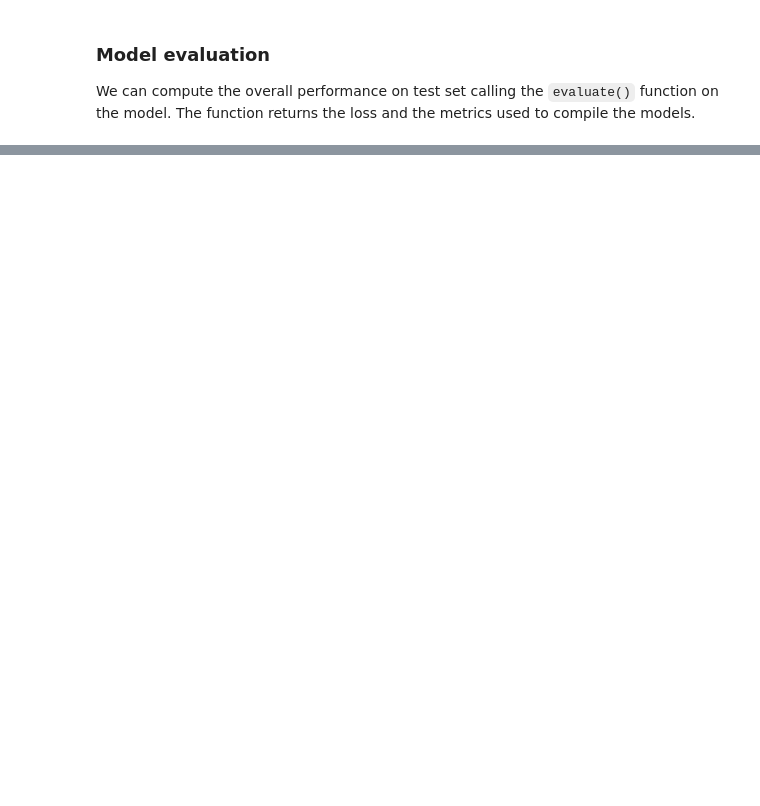
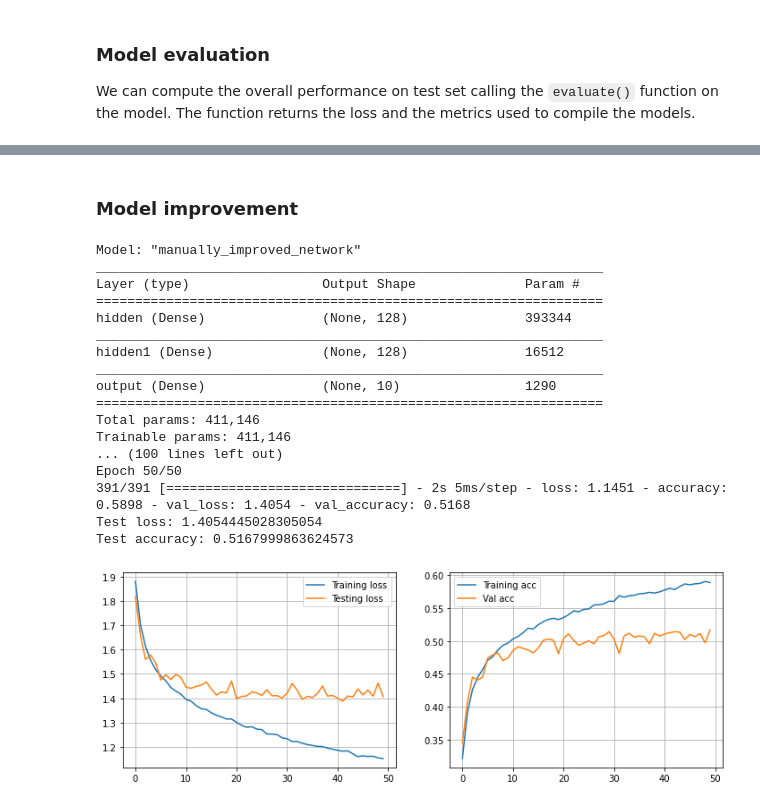
Before and after one commit to PatCH0816/TSM_DeLearn, a Jupyter notebook: exercises/exercise8/gr11_shallow_networks_cifar10.ipynb, the cells around one changed output, grey strips where cells are left out. Saved outputs shown, nothing was run; the diff lists cells and outputs as text; code cells hidden in the pictures; blank space fills up the shorter version.

Commit message:
Exercise 8.2: experiment on adding neurons and adding more fully connected layers

```diff
--- a/exercises/exercise8/gr11_shallow_networks_cifar10.ipynb
+++ b/exercises/exercise8/gr11_shallow_networks_cifar10.ipynb
@@ -387,0 +412,61 @@ Test accuracy: 0.4602999985218048
+# %% [markdown]
+### Model improvement
+# %%
+epochs = 50
+batches = 128
+D = X_train.shape[1]  # dimension of input sample - 32*32*3 CIFAR10
+
+model3 = Sequential(name='manually_improved_network')
+
+# two layers network
+H = 128
+model3.add(Dense(H, input_shape=(D,), activation='relu', name="hidden"))
+model3.add(Dense(H, activation='relu', name="hidden1"))
+model3.add(Dense(n_classes, input_shape=(D,), activation='softmax', name="output"))
+
+model3.summary()
+
+model3.compile(loss=tf.keras.losses.CategoricalCrossentropy(),
+             optimizer='adam',
+             metrics=['accuracy'])
+
+log3 = model3.fit(X_train,
+                Y_train,
+                batch_size=batches,
+                epochs=epochs,
+                validation_data=(X_test, Y_test))
+
+f = plt.figure(figsize=(12,4))
+ax1 = f.add_subplot(121)
+ax2 = f.add_subplot(122)
+ax1.plot(log3.history['loss'], label='Training loss')
+ax1.plot(log3.history['val_loss'], label='Testing loss')
+ax1.legend()
+ax1.grid()
+ax2.plot(log3.history['accuracy'], label='Training acc')
+ax2.plot(log3.history['val_accuracy'], label='Val acc')
+ax2.legend()
+ax2.grid()
+
+loss_test, metric_test = model3.evaluate(X_test, Y_test, verbose=0)
+print('Test loss:', loss_test)
+print('Test accuracy:', metric_test)
+# %% [output]
+Model: "manually_improved_network"
+_________________________________________________________________
+Layer (type)                 Output Shape              Param #
+=================================================================
+hidden (Dense)               (None, 128)               393344
+_________________________________________________________________
+hidden1 (Dense)              (None, 128)               16512
+_________________________________________________________________
+output (Dense)               (None, 10)                1290
+=================================================================
+Total params: 411,146
+Trainable params: 411,146
+... (100 lines left out)
+Epoch 50/50
+391/391 [==============================] - 2s 5ms/step - loss: 1.1451 - accuracy: 0.5898 - val_loss: 1.4054 - val_accuracy: 0.5168
+Test loss: 1.4054445028305054
+Test accuracy: 0.5167999863624573
+[figure, added]
```
Also changed, not shown: parts of 12 cells of this notebook.
